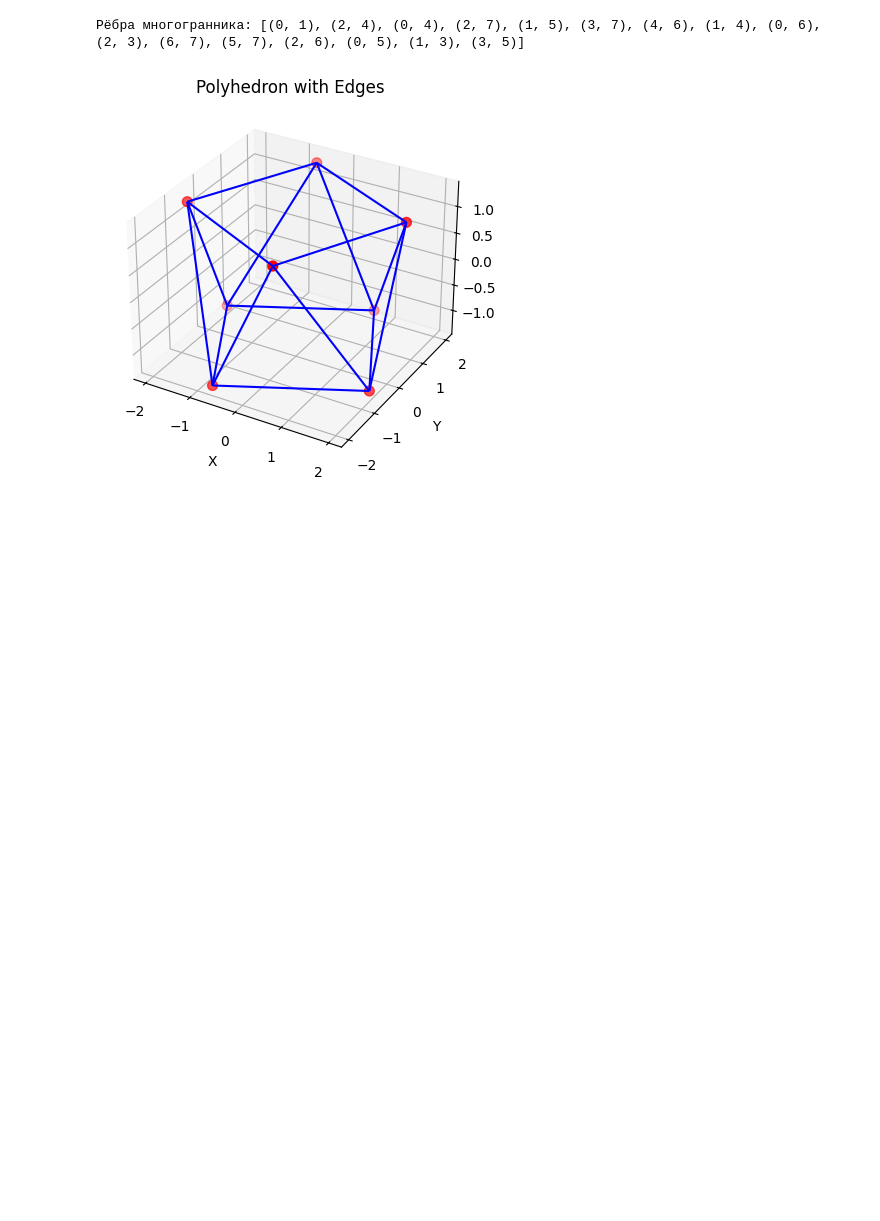
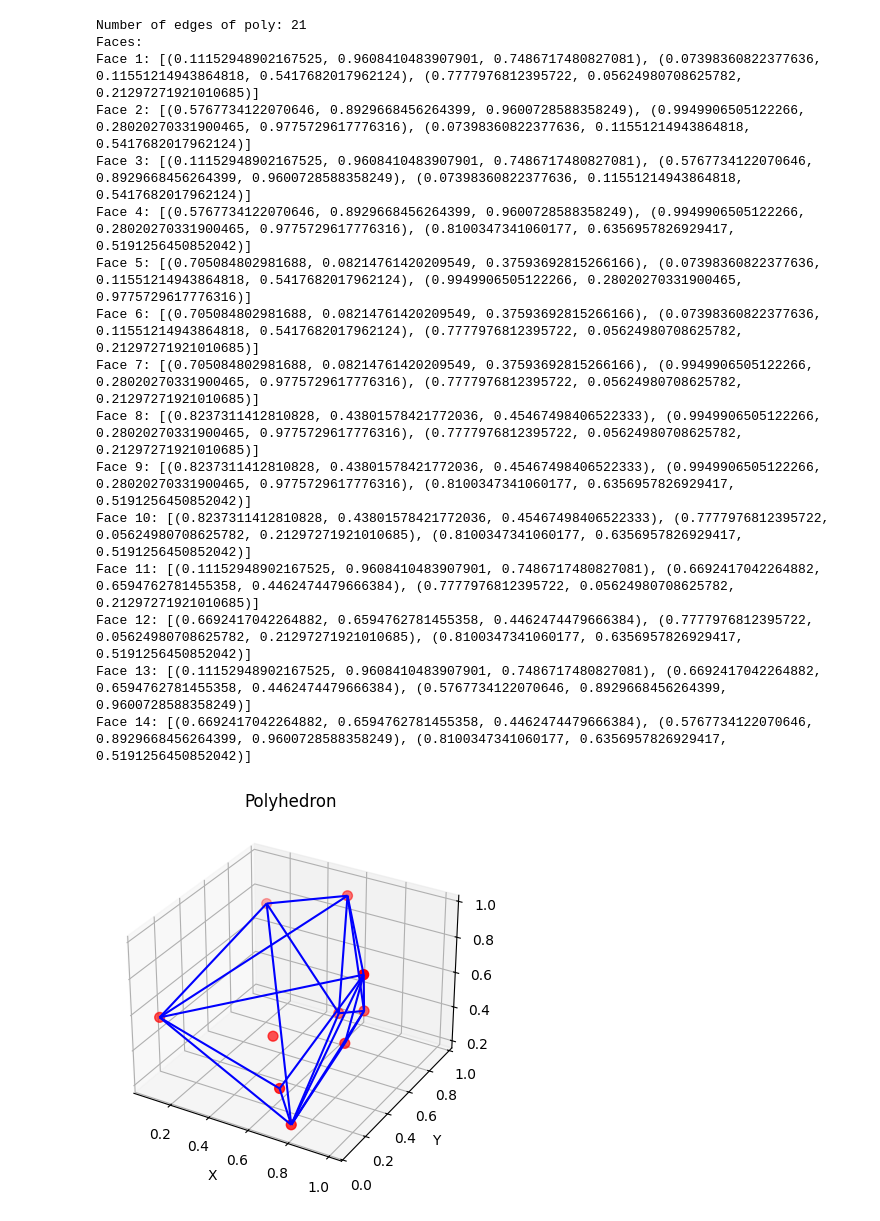
Before and after one commit to tilde-lab/ml-selection, a Jupyter notebook: ml_selection/data_massage/polyhedra/define_poly_type.ipynb, the cells around one changed output. Cells and saved outputs as stored; diff of their text form; code cells hidden in the pictures; blank space fills up the shorter version.

```diff
--- a/ml_selection/data_massage/polyhedra/define_poly_type.ipynb
+++ b/ml_selection/data_massage/polyhedra/define_poly_type.ipynb
@@ -1,7 +1,7 @@
 # %%
 
 # Given a list of points representing the vertices
-points = [[ 1.98040992,  0.66953732,  1.2808793 ],
+points_8v = [[ 1.98040992,  0.66953732,  1.2808793 ],
        [ 0.66953732,  1.98040992, -1.2808793 ],
        [-0.66953732, -1.98040992, -1.2808793 ],
        [-1.98040992,  0.66953732, -1.2808793 ],
@@ -15,3 +15,5 @@ points_tetrahedron = [[0.66953732, 1.98040992, 3.6876207 ], [1.2743144, 3.948285
 points_octa = [[4.553062680000001, 3.24219008, 1.2808793], [1.9804099199999998, 0.66953732, 1.2808793], [1.2743144000000002, 3.9482856000000006, 1.7658048999999996], [0.66953732, 1.9804099199999998, -1.2808793], [3.24219008, 4.553062680000001, -1.2808793], [3.9482856000000006, 1.2743144000000002, -1.7658048999999996]]
 
 points_18_v_pentagonal_prism = [[1.4883631600000002, 0.0, 1.4883631600000002], [1.4883631600000002, 1.4883631600000002, 0.0], [0.0, 1.4883631600000002, 1.4883631600000002], [2.00382078, 0.0, 0.0], [-2.003820779999999, 0.0, 0.0], [0.0, 2.00382078, 0.0], [0.0, -2.003820779999999, 0.0], [0.0, 0.0, 2.00382078], [0.0, 0.0, -2.003820779999999], [0.0, -1.48836316, -1.48836316], [1.4883631600000002, 0.0, -1.48836316], [1.4883631600000002, -1.48836316, 0.0], [0.0, 1.4883631600000002, -1.48836316], [-1.48836316, 0.0, -1.48836316], [-1.48836316, 1.4883631600000002, 0.0], [0.0, -1.48836316, 1.4883631600000002], [-1.48836316, 0.0, 1.4883631600000002], [-1.48836316, -1.48836316, 0.0]]
+# %%
+points = points_8v
@@ -25,89 +136,113 @@ from mpl_toolkits.mplot3d.art3d import Line3DCollection
 def get_polyhedron_edges(points, tol=1e-6):
     points = np.asarray(points)
     hull = ConvexHull(points)
-    simplices = hull.simplices  # Индексы вершин треугольников оболочки
+    simplices = hull.simplices
 
-    # Функция для нормализации вектора и фиксации ориентации
     def normalize_vector(v):
         norm = np.linalg.norm(v)
         if norm == 0:
             return v
         v = v / norm
-        # Фиксируем направление нормали
         if v[0] < 0 or (v[0] == 0 and v[1] < 0) or (v[0] == 0 and v[1] == 0 and v[2] < 0):
             v = -v
         return v
 
-    # Шаг 2: Вычисляем нормали и смещения для плоскостей треугольников
     plane_dict = {}
     for i, simplex in enumerate(simplices):
         A, B, C = points[simplex]
-        # Векторы ребер
+
+        # vectors of edges
         AB = B - A
         AC = C - A
-        # Нормаль к плоскости
+
         N = np.cross(AB, AC)
         N = normalize_vector(N)
-        # Смещение плоскости
+
         D = -np.dot(N, A)
-        # Округляем для учёта погрешностей
+
         N_rounded = tuple(np.round(N / tol) * tol)
         D_rounded = np.round(D / tol) * tol
-        # Ключ для идентификации плоскости
+
         plane_key = N_rounded + (D_rounded,)
-        # Группируем треугольники по плоскостям
+
         if plane_key not in plane_dict:
             plane_dict[plane_key] = []
         plane_dict[plane_key].append(simplex)
 
-    # Шаг 4: Находим внешние рёбра для каждой грани
+    # found edges for every polygon
     edge_set = set()
     for simplices_in_plane in plane_dict.values():
         edges_in_face = []
         for simplex in simplices_in_plane:
-            # Рёбра треугольника
+            # edges of triangle
             edges = [
                 tuple(sorted([simplex[0], simplex[1]])),
                 tuple(sorted([simplex[1], simplex[2]])),
                 tuple(sorted([simplex[2], simplex[0]]))
             ]
             edges_in_face.extend(edges)
-        # Подсчитываем количество каждого ребра в грани
         edge_counts = Counter(edges_in_face)
-        # Рёбра, встречающиеся один раз, являются внешними для данной грани
+        # if found just 1 edge -> this is the outer side
         boundary_edges = [edge for edge, count in edge_counts.items() if count == 1]
         edge_set.update(boundary_edges)
 
-    # Финальный список рёбер многогранника
     polyhedron_edges = list(edge_set)
-    return polyhedron_edges
+    return polyhedron_edges, plane_dict
+
+def get_faces(points, plane_dict):
+    faces = []
+    for simplices_in_plane in plane_dict.values():
+        face_points = set()
+        for simplex in simplices_in_plane:
+            for index in simplex:
+                face_points.add(tuple(points[index]))
+        faces.append(list(face_points))
+    return faces
 
 def plot_polyhedron(points, edges):
     fig = plt.figure()
     ax = fig.add_subplot(111, projection="3d")
 
-    # Отображаем точки
     points = np.array(points)
     ax.scatter(points[:, 0], points[:, 1], points[:, 2], color="red", s=50)
 
-    # Отображаем рёбра
     edge_points = [[points[edge[0]], points[edge[1]]] for edge in edges]
     edge_lines = Line3DCollection(edge_points, colors="blue", linewidths=1.5)
     ax.add_collection3d(edge_lines)
 
-    # Настройка отображения
     ax.set_xlabel("X")
     ax.set_ylabel("Y")
     ax.set_zlabel("Z")
-    plt.title("Polyhedron with Edges")
+    plt.title("Polyhedron")
     plt.show()
 
 
-edges = get_polyhedron_edges(points)
-print("Рёбра многогранника:", edges)
+# Example usage
+points = np.random.rand(10, 3)  # Example points
+edges, plane_dict = get_polyhedron_edges(points)
+faces = get_faces(points, plane_dict)
 
-# Визуализация
+print("Number of edges of poly:", len(edges))
+print("Faces:")
+for i, face in enumerate(faces):
+    print(f"Face {i+1}: {face}")
+
 plot_polyhedron(points, edges)
 # %% [output]
-Рёбра многогранника: [(0, 1), (2, 4), (0, 4), (2, 7), (1, 5), (3, 7), (4, 6), (1, 4), (0, 6), (2, 3), (6, 7), (5, 7), (2, 6), (0, 5), (1, 3), (3, 5)]
+Number of edges of poly: 21
+Faces:
+Face 1: [(0.11152948902167525, 0.9608410483907901, 0.7486717480827081), (0.07398360822377636, 0.11551214943864818, 0.5417682017962124), (0.7777976812395722, 0.05624980708625782, 0.21297271921010685)]
+Face 2: [(0.5767734122070646, 0.8929668456264399, 0.9600728588358249), (0.9949906505122266, 0.28020270331900465, 0.9775729617776316), (0.07398360822377636, 0.11551214943864818, 0.5417682017962124)]
+Face 3: [(0.11152948902167525, 0.9608410483907901, 0.7486717480827081), (0.5767734122070646, 0.8929668456264399, 0.9600728588358249), (0.07398360822377636, 0.11551214943864818, 0.5417682017962124)]
+Face 4: [(0.5767734122070646, 0.8929668456264399, 0.9600728588358249), (0.9949906505122266, 0.28020270331900465, 0.9775729617776316), (0.8100347341060177, 0.6356957826929417, 0.5191256450852042)]
+Face 5: [(0.705084802981688, 0.08214761420209549, 0.37593692815266166), (0.07398360822377636, 0.11551214943864818, 0.5417682017962124), (0.9949906505122266, 0.28020270331900465, 0.9775729617776316)]
+Face 6: [(0.705084802981688, 0.08214761420209549, 0.37593692815266166), (0.07398360822377636, 0.11551214943864818, 0.5417682017962124), (0.7777976812395722, 0.05624980708625782, 0.21297271921010685)]
+Face 7: [(0.705084802981688, 0.08214761420209549, 0.37593692815266166), (0.9949906505122266, 0.28020270331900465, 0.9775729617776316), (0.7777976812395722, 0.05624980708625782, 0.21297271921010685)]
+Face 8: [(0.8237311412810828, 0.43801578421772036, 0.45467498406522333), (0.9949906505122266, 0.28020270331900465, 0.9775729617776316), (0.7777976812395722, 0.05624980708625782, 0.21297271921010685)]
+Face 9: [(0.8237311412810828, 0.43801578421772036, 0.45467498406522333), (0.9949906505122266, 0.28020270331900465, 0.9775729617776316), (0.8100347341060177, 0.6356957826929417, 0.5191256450852042)]
+Face 10: [(0.8237311412810828, 0.43801578421772036, 0.45467498406522333), (0.7777976812395722, 0.05624980708625782, 0.21297271921010685), (0.8100347341060177, 0.6356957826929417, 0.5191256450852042)]
+Face 11: [(0.11152948902167525, 0.9608410483907901, 0.7486717480827081), (0.6692417042264882, 0.6594762781455358, 0.4462474479666384), (0.7777976812395722, 0.05624980708625782, 0.21297271921010685)]
+Face 12: [(0.6692417042264882, 0.6594762781455358, 0.4462474479666384), (0.7777976812395722, 0.05624980708625782, 0.21297271921010685), (0.8100347341060177, 0.6356957826929417, 0.5191256450852042)]
+Face 13: [(0.11152948902167525, 0.9608410483907901, 0.7486717480827081), (0.6692417042264882, 0.6594762781455358, 0.4462474479666384), (0.5767734122070646, 0.8929668456264399, 0.9600728588358249)]
+Face 14: [(0.6692417042264882, 0.6594762781455358, 0.4462474479666384), (0.5767734122070646, 0.8929668456264399, 0.9600728588358249), (0.8100347341060177, 0.6356957826929417, 0.5191256450852042)]
-[figure, old version]
+[figure, new version]
```
Also changed, not shown: parts of 6 cells of this notebook.
